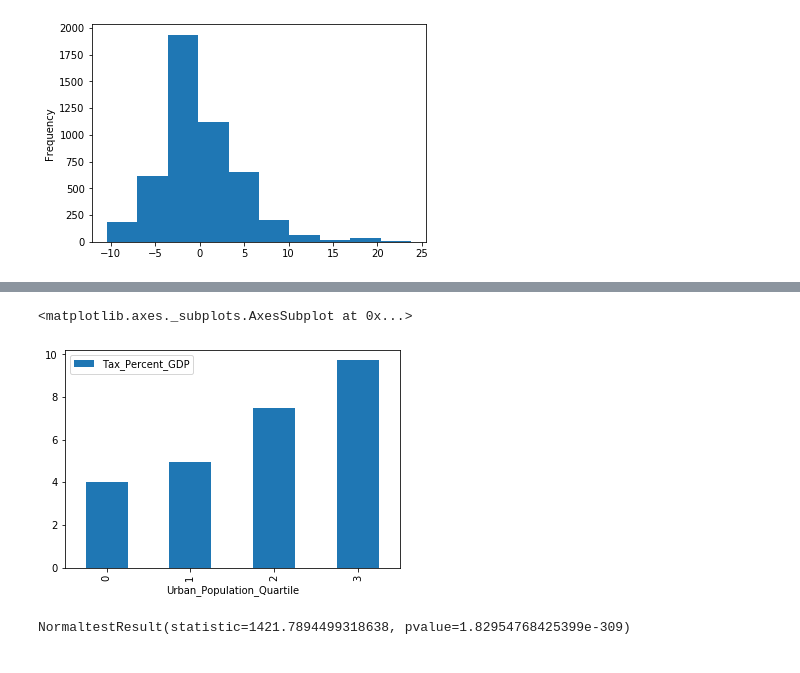
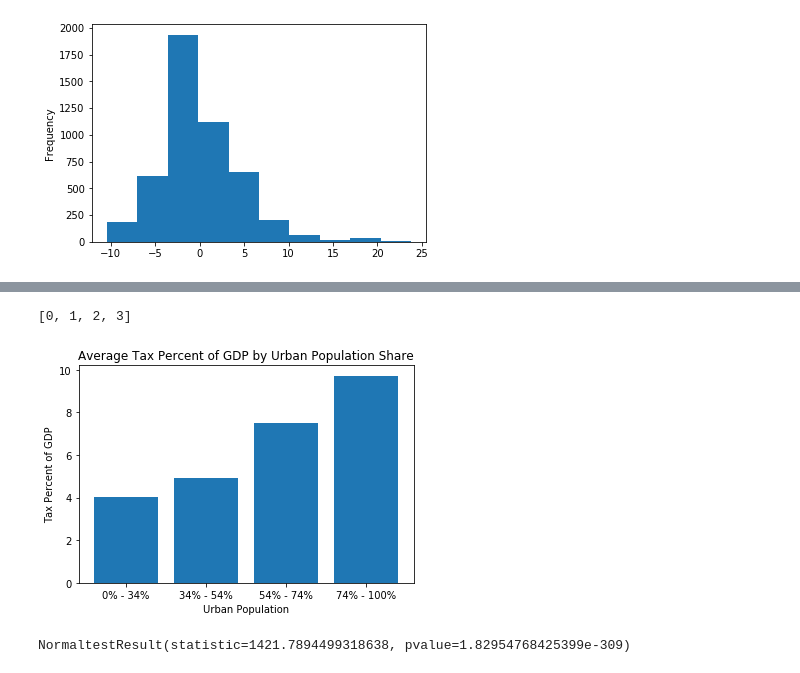
Before and after one commit to dray89/Python, a Jupyter notebook: Data Project/OLS_Regression.ipynb, the cells around one changed output, grey strips where cells are left out. Cells and saved outputs as stored; diff of their text form; code cells hidden in the pictures.

```diff
--- a/Data Project/OLS_Regression.ipynb
+++ b/Data Project/OLS_Regression.ipynb
@@ -297,11 +299,20 @@ merged['Urban_Population_Quartile'] = 0
 merged.loc[merged['Urban_Population']>=q3, 'Urban_Population_Quartile'] = 3
 merged.loc[(merged['Urban_Population']>=q2) & (merged['Urban_Population']<q3), 'Urban_Population_Quartile'] = 2
 merged.loc[(merged['Urban_Population']>=q1) & (merged['Urban_Population']<q2), 'Urban_Population_Quartile'] = 1
-# %%
-merged[['Urban_Population_Quartile', 'Tax_Percent_GDP']].groupby('Urban_Population_Quartile').mean().plot.bar()
-# %% [output]
-<matplotlib.axes._subplots.AxesSubplot at 0x...>
-[figure, removed]
+# %%
+list(df.index)
+# %% [output]
+[0, 1, 2, 3]
+# %%
+df = merged[['Urban_Population_Quartile', 'Tax_Percent_GDP']].groupby('Urban_Population_Quartile').mean()
+plt.bar([f'0% - {int(q1)}%', f'{int(q1)}% - {int(q2)}%', f'{int(q2)}% - {int(q3)}%' , f'{int(q3)}% - 100%'], df['Tax_Percent_GDP'])
+plt.xlabel('Urban Population')
+plt.ylabel('Tax Percent of GDP')
+plt.title('Average Tax Percent of GDP by Urban Population Share')
+
+plt.show()
+# %% [output]
+[figure, added]
 # %%
 stats.normaltest(merged['Urban_Population'],axis = 0, nan_policy='omit')
 # %% [output]
```
Also changed, not shown: parts of 3 cells of this notebook.
